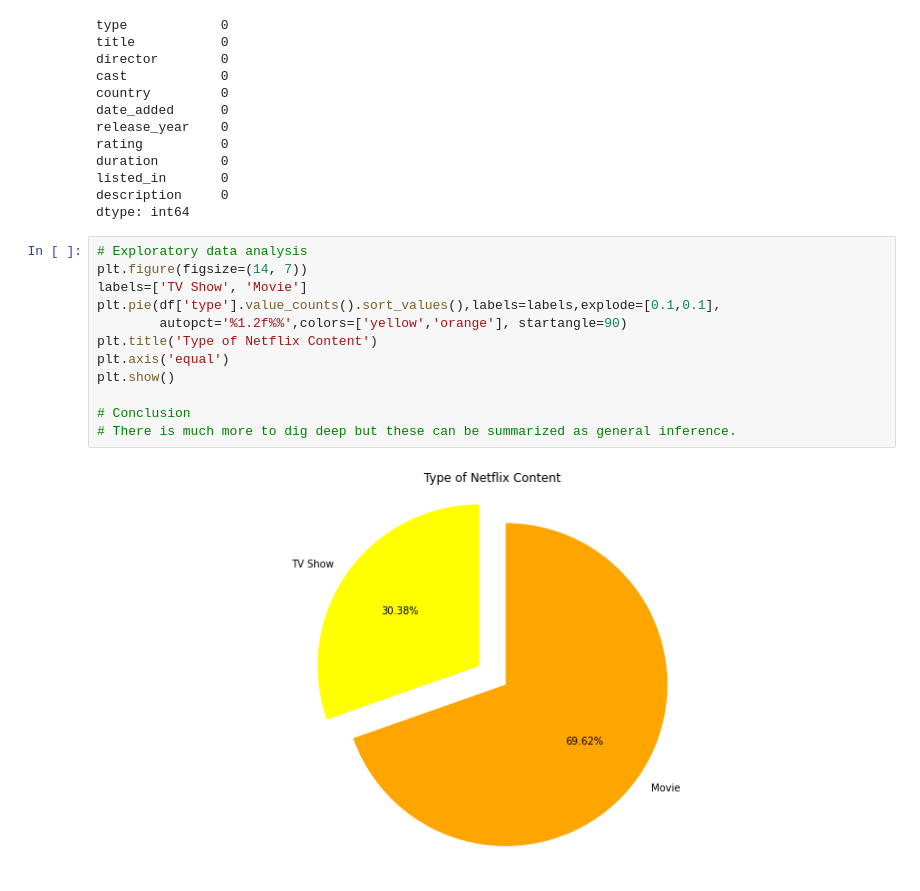
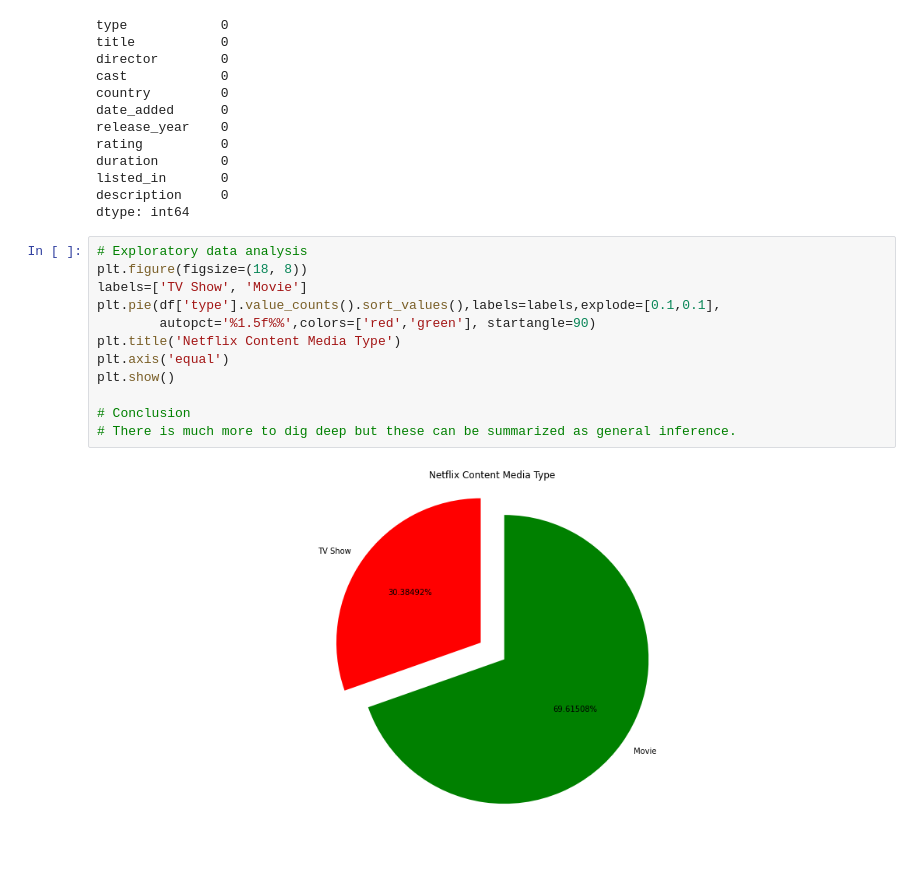
Before and after one commit to samuelkoGithub/Data-Science-Project, a Jupyter notebook: Untitled14.ipynb, the cells around one changed output. Saved outputs shown, nothing was run; the diff lists cells and outputs as text; blank space fills up the shorter version.

```diff
--- a/Untitled14.ipynb
+++ b/Untitled14.ipynb
@@ -115,15 +115,15 @@ description     0
 dtype: int64
 # %%
 # Exploratory data analysis
-plt.figure(figsize=(14, 7))
+plt.figure(figsize=(18, 8))
 labels=['TV Show', 'Movie']
 plt.pie(df['type'].value_counts().sort_values(),labels=labels,explode=[0.1,0.1],
-        autopct='%1.2f%%',colors=['yellow','orange'], startangle=90)
-plt.title('Type of Netflix Content')
+        autopct='%1.5f%%',colors=['red','green'], startangle=90)
+plt.title('Netflix Content Media Type')
 plt.axis('equal')
 plt.show()
 
 # Conclusion
 # There is much more to dig deep but these can be summarized as general inference.
 # %% [output]
-[figure, old version]
+[figure, new version]
```
